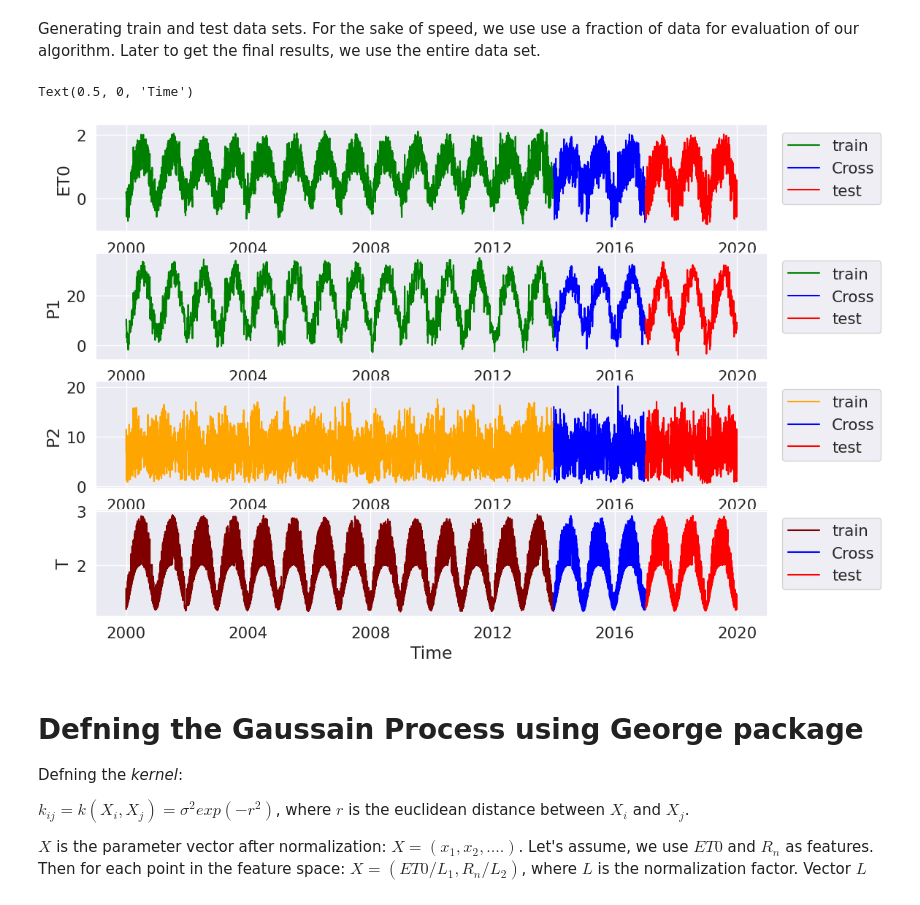
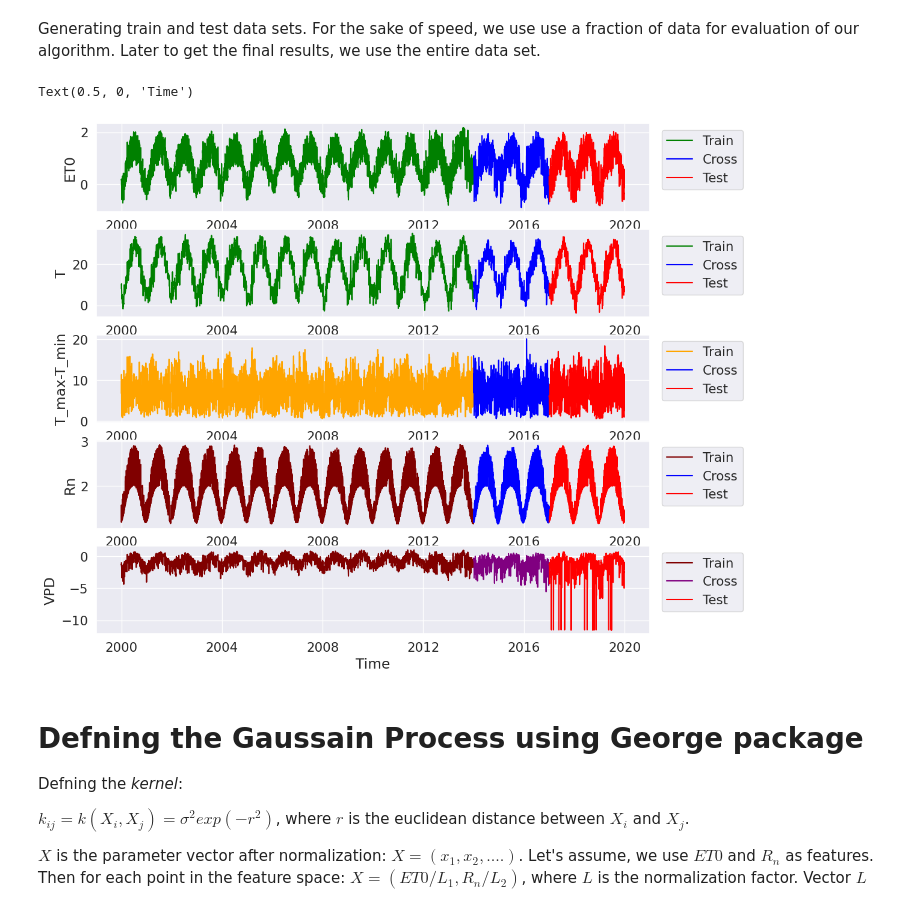
Before and after one commit to ekourkchi/Weather_research, a Jupyter notebook: GPR_PSO_Changde_1d_15ETplus.ipynb, the cells around one changed output. Drawn from its saved outputs; the diff is of its cells as text; code cells hidden in the pictures.

```diff
--- a/GPR_PSO_Changde_1d_15ETplus.ipynb
+++ b/GPR_PSO_Changde_1d_15ETplus.ipynb
@@ -97,5 +89,20 @@ data.head()
 # %%
 data["ET0"] = np.log(data["ET0"])
 data["Rn"] = np.log(data["Rn"])
-data["VPD"] = np.log(data["VPD"])
+data["VPD"] = np.log(data["VPD"]+1.E-5)
+
 data["Tmm"] = data["TA_max"] - data["TA_min"]
+# %%
+## Optional:
+## Generating the first three principal (P1, P2, P3) components basesd on ET0, VPD, Rn and T.
+myData = data[["Tmm", "ET0", "T", "Rn", "VPD"]].ffill()
+z_scaler = StandardScaler()
+z_data = z_scaler.fit_transform(myData)
+pca_data = PCA().fit_transform(z_data);
+pca_trafo = PCA().fit(z_data);
+data["P1"] = pca_data[:,0]
+data["P2"] = pca_data[:,1]
+# data["P3"] = pca_data[:,3]
+
+# displaying the first couple rows of the data table
+data.head()
@@ -149,7 +164,7 @@ y = subData["ET0"].ffill()
 z = subData["T"].ffill()
 v = subData["Tmm"].ffill()
 w = subData["Rn"].ffill()
-
+g = subData["VPD"].ffill()
 
 # cross validation: 2013 onward
 subData_cross = data.loc["2014":"2016-12-31"]
@@ -159,53 +174,63 @@ y_cross = subData_cross["ET0"].ffill()
 z_cross = subData_cross["T"].ffill()
 v_cross = subData_cross["Tmm"].ffill()
 w_cross = subData_cross["Rn"].ffill()
-
+g_cross = subData_cross["VPD"].ffill()
 
 # testing: 2013 onward
 subData_test = data.loc["2017":]
 N_test = len(subData_test)
 x_test = subData_test.index
 y_test = subData_test["ET0"].ffill()
 z_test = subData_test["T"].ffill()
 v_test = subData_test["Tmm"].ffill()
 w_test = subData_test["Rn"].ffill()
+g_test = subData_test["VPD"].ffill()
 
 # top plot
 p = 0
 
 ax = plt.subplot(gs[p]) ; p+=1
-ax.plot(x, y, color='green', label="train")
+ax.plot(x, y, color='green', label="Train")
 ax.plot(x_cross, y_cross, color='blue', label="Cross")
-ax.plot(x_test, y_test, color='red', label="test")
+ax.plot(x_test, y_test, color='red', label="Test")
 ax.legend(bbox_to_anchor=(1.01, 1))
 ax.set_ylabel("ET0")
 
 ax = plt.subplot(gs[p]) ; p+=1
-ax.plot(x, z, color='green', label="train")
+ax.plot(x, z, color='green', label="Train")
 ax.plot(x_cross, z_cross, color='blue', label="Cross")
-ax.plot(x_test, z_test, color='red', label="test")
-ax.legend(bbox_to_anchor=(1.01, 1))
-ax.set_ylabel("P1")
-
-ax = plt.subplot(gs[p]) ; p+=1
-ax.plot(x, v, color='orange', label="train")
-ax.plot(x_cross, v_cross, color='blue', label="Cross")
-ax.plot(x_test, v_test, color='red', label="test")
-ax.legend(bbox_to_anchor=(1.01, 1))
-ax.set_ylabel("P2")
-
-ax = plt.subplot(gs[p]) ; p+=1
-ax.plot(x, w, color='maroon', label="train")
-ax.plot(x_cross, w_cross, color='blue', label="Cross")
-ax.plot(x_test, w_test, color='red', label="test")
+ax.plot(x_test, z_test, color='red', label="Test")
 ax.legend(bbox_to_anchor=(1.01, 1))
 ax.set_ylabel("T")
 
+ax = plt.subplot(gs[p]) ; p+=1
+ax.plot(x, v, color='orange', label="Train")
+ax.plot(x_cross, v_cross, color='blue', label="Cross")
+ax.plot(x_test, v_test, color='red', label="Test")
+ax.legend(bbox_to_anchor=(1.01, 1))
+ax.set_ylabel("T_max-T_min")
+
+ax = plt.subplot(gs[p]) ; p+=1
+ax.plot(x, w, color='maroon', label="Train")
+ax.plot(x_cross, w_cross, color='blue', label="Cross")
+ax.plot(x_test, w_test, color='red', label="Test")
+ax.legend(bbox_to_anchor=(1.01, 1))
+ax.set_ylabel("Rn")
+
+
+ax = plt.subplot(gs[p]) ; p+=1
+ax.plot(x, g, color='maroon', label="Train")
+ax.plot(x_cross, g_cross, color='purple', label="Cross")
+ax.plot(x_test, g_test, color='red', label="Test")
+ax.legend(bbox_to_anchor=(1.01, 1))
+ax.set_ylabel("VPD")
+
+
 
 ax.set_xlabel("Time")
 # %% [output]
 Text(0.5, 0, 'Time')
-[figure, old version]
+[figure, new version]
 # %%
 def metrics(y1, y2):
   '''
```
Also changed, not shown: parts of 17 cells of this notebook.
